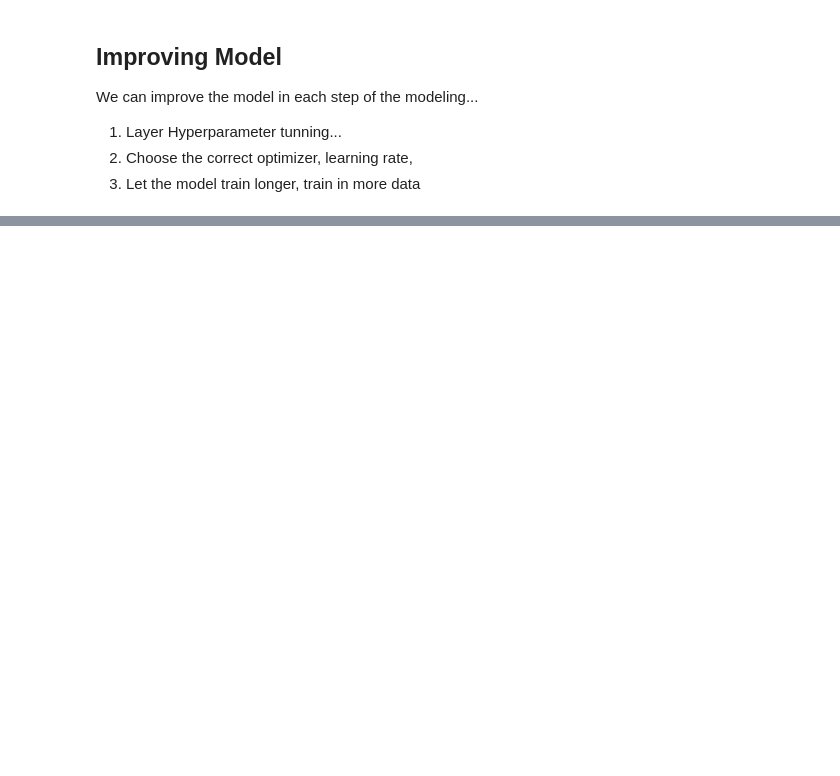
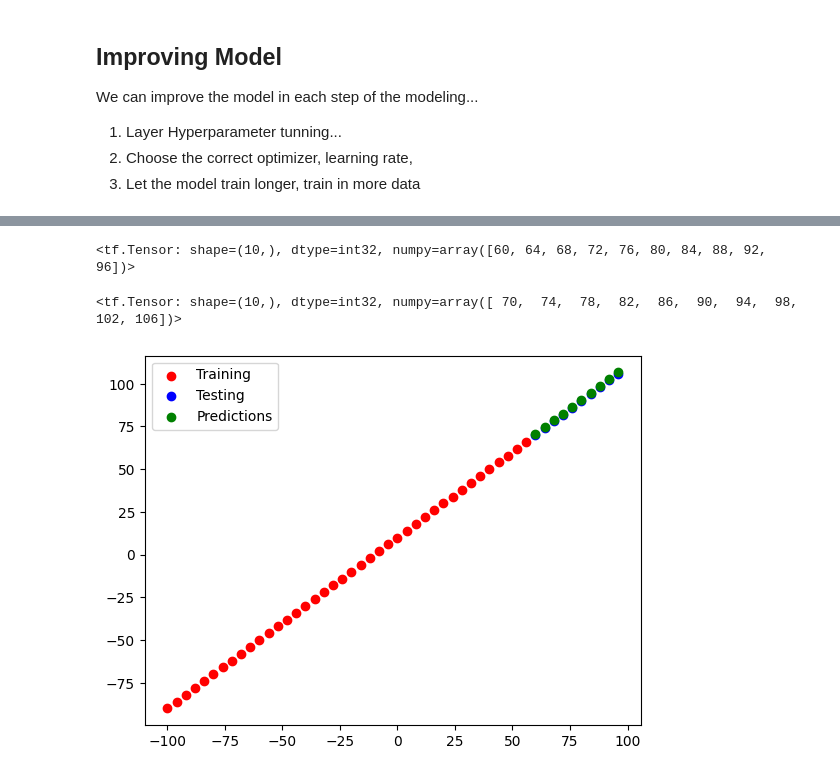
Before and after one commit to CesarB23/Tensorflow, a Jupyter notebook: Regression_NN.ipynb, the cells around one changed output, grey strips where cells are left out. Cells and saved outputs as stored; diff of their text form; code cells hidden in the pictures; blank space fills up the shorter version.

```diff
--- a/Regression_NN.ipynb
+++ b/Regression_NN.ipynb
@@ -146,0 +249,11 @@ array([[32.43336]], dtype=float32)
+# %%
+tf.random.set_seed(42)
+model = tf.keras.Sequential([
+    tf.keras.layers.Input(shape=(1,)),
+    tf.keras.layers.Dense(100,activation="relu"),
+    tf.keras.layers.Dense(100,activation="relu"),
+    tf.keras.layers.Dense(100,activation="relu"),
+    tf.keras.layers.Dense(1,)
+])
+
+model.summary()
@@ -146,0 +285,6 @@ array([[32.43336]], dtype=float32)
+# %%
+model.compile(loss="mae",
+             optimizer=tf.keras.optimizers.Adam(learning_rate=0.01),
+              metrics = ["mae"])
+
+model.fit(X_train,y_train,epochs=100)
@@ -146,0 +312,3 @@ array([[32.43336]], dtype=float32)
+# %%
+y_pred = model.predict(X_test)
+y_pred
@@ -146,0 +327,25 @@ array([[32.43336]], dtype=float32)
+# %%
+X_test
+# %% [output]
+<tf.Tensor: shape=(10,), dtype=int32, numpy=array([60, 64, 68, 72, 76, 80, 84, 88, 92, 96])>
+# %%
+y_test
+# %% [output]
+<tf.Tensor: shape=(10,), dtype=int32, numpy=array([ 70,  74,  78,  82,  86,  90,  94,  98, 102, 106])>
+# %%
+def plot_pred(train_data=X_train,
+              train_labels=y_train,
+              test_data=X_test,
+              test_labels=y_test,
+              predictios=y_pred):
+
+    ax,fig = plt.subplots()
+    fig.scatter(train_data,train_labels,c="red",label="Training")
+    fig.scatter(test_data,test_labels,c="blue",label="Testing")
+    fig.scatter(test_data,predictios,c="green",label="Predictions")
+    plt.legend()
+    plt.show()
+# %%
+plot_pred()
+# %% [output]
+[figure, added]
```
Also changed, not shown: parts of 76 cells of this notebook, 33 other files.
